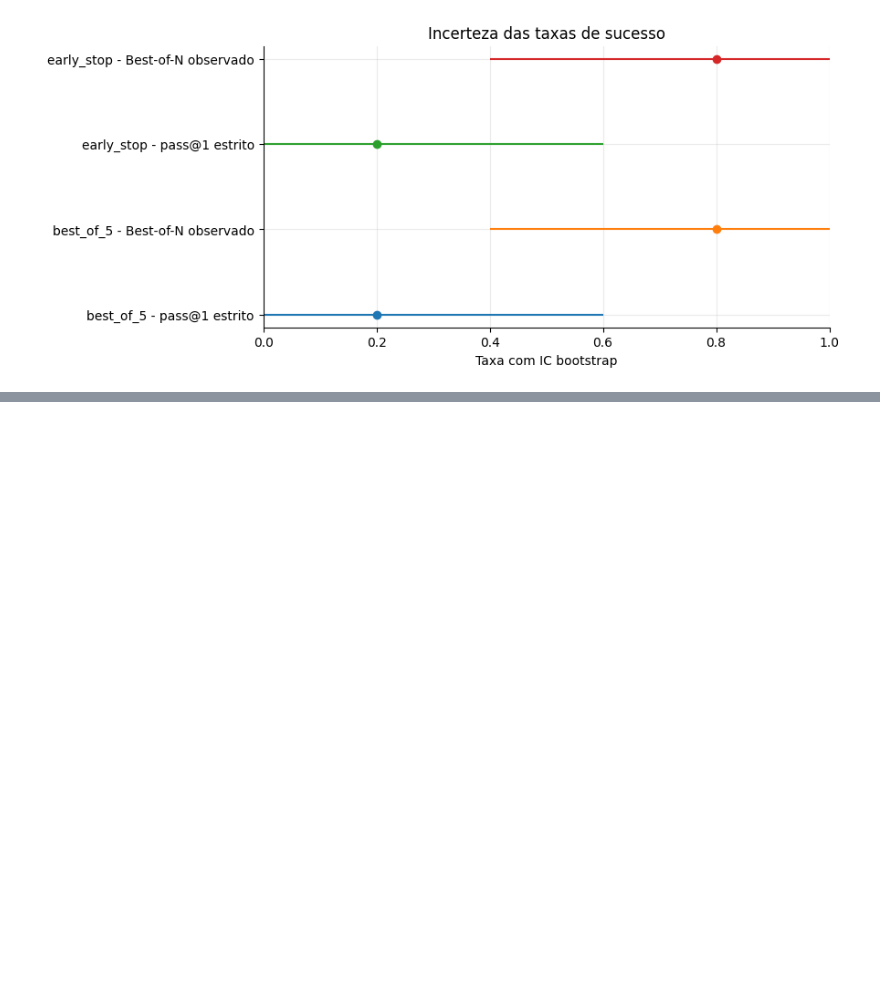
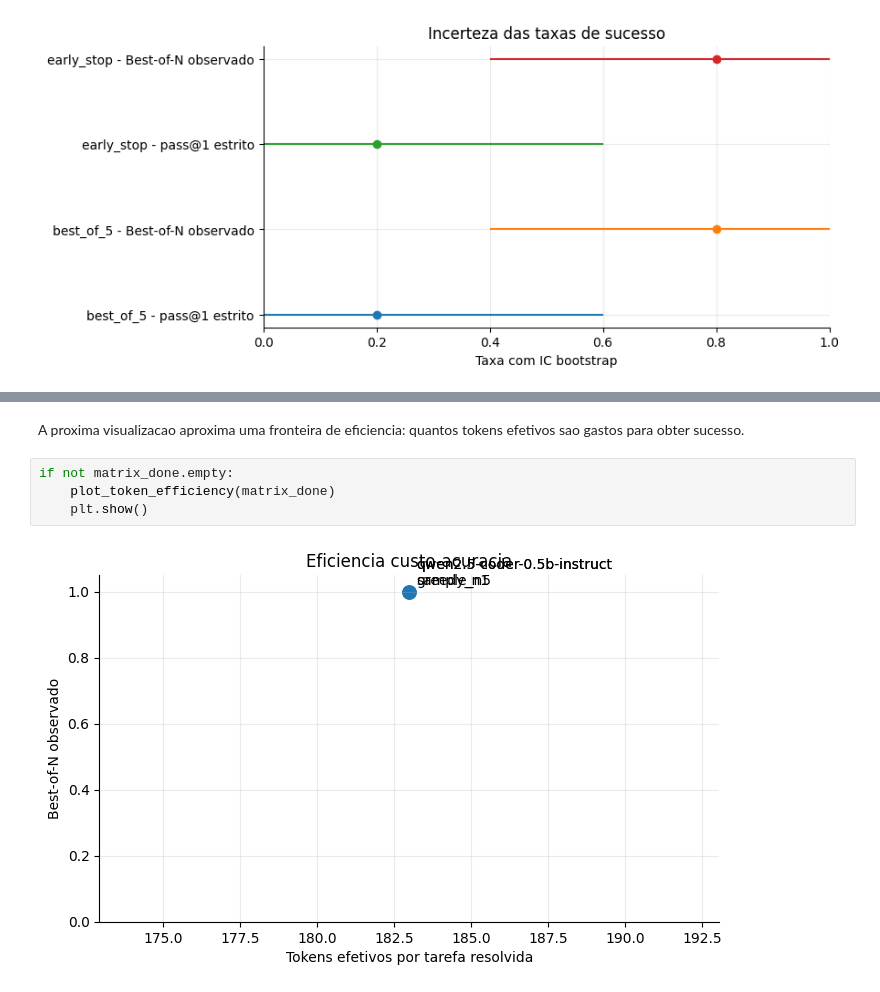
Before and after one commit to Vilasz/slm-inference-steering, a Jupyter notebook: notebooks/phase1_advanced_analysis.ipynb, the cells around one changed output, grey strips where cells are left out. Drawn from its saved outputs; the diff is of its cells as text; blank space fills up the shorter version.

```diff
--- a/notebooks/phase1_advanced_analysis.ipynb
+++ b/notebooks/phase1_advanced_analysis.ipynb
@@ -208,0 +281,8 @@ plt.show()
+# %% [markdown]
+A proxima visualizacao aproxima uma fronteira de eficiencia: quantos tokens efetivos sao gastos para obter sucesso.
+# %%
+if not matrix_done.empty:
+    plot_token_efficiency(matrix_done)
+    plt.show()
+# %% [output]
+[figure, added]
```
Also changed, not shown: parts of 21 cells of this notebook, 8 other files.
